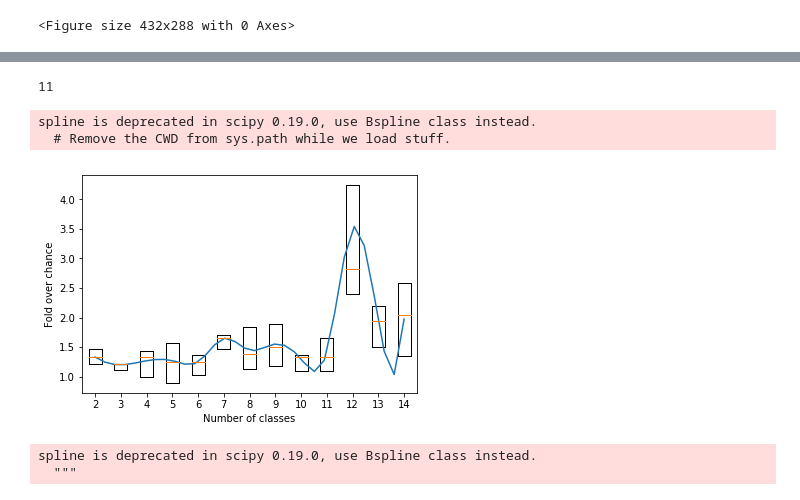
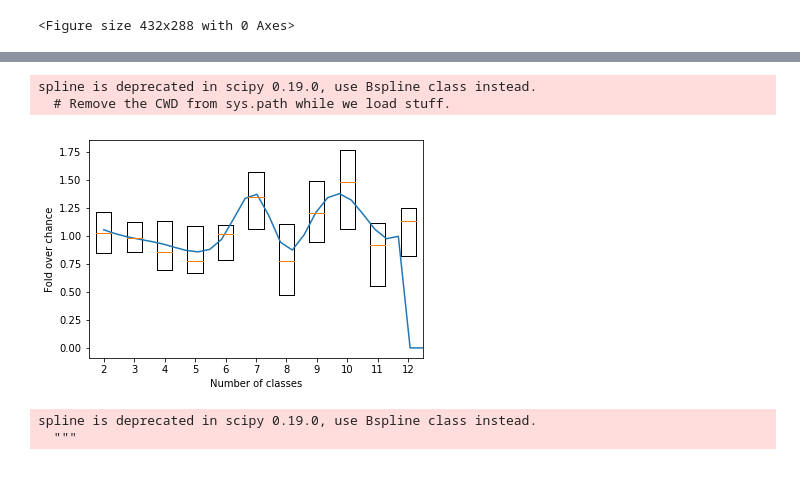
Before and after one commit to BouchardLab/ML_4_prec_prognosis, a Jupyter notebook: bin/outcome_clustering_plot.ipynb, the cells around one changed output, grey strips where cells are left out. Cells and saved outputs as stored; diff of their text form; code cells hidden in the pictures.

```diff
--- a/bin/outcome_clustering_plot.ipynb
+++ b/bin/outcome_clustering_plot.ipynb
@@ -271,0 +273,7 @@ show(p)
+# %%
+import scipy.io
+w1 = scipy.io.loadmat('/Users/ahyeon/Desktop/TBIanalysis/W1.mat')
+h1 = scipy.io.loadmat('/Users/ahyeon/Desktop/TBIanalysis/H1.mat')
+# %%
+weights = w1['W1']
+hval = w1['H1']
@@ -305,0 +478,28 @@ max_score = np.amax(score2, axis=-1)
+# %%
+# with PdfPages('plots.pdf') as pdf:
+for d in range(len(umap_dims)):
+    mat_score = score[d,:,:]
+    for i in range(len(mat_score)-1):
+        for j in range(len(mat_score)-1):
+            val0 = mat_score[i]
+            val0 = val0 - val0.mean(keepdims=True)
+            val0 /= np.linalg.norm(val0,keepdims=True)
+            val1 = mat_score[j]
+            val1 = val1 - val1.mean(keepdims=True)
+            val1 /= np.linalg.norm(val1, keepdims=True)
+            x = (val0*val1).sum().mean()
+            mat_score[i,j] = x
+
+    f, ax = plt.subplots(1)
+    im = ax.matshow(mat_score, cmap='gray_r')
+    f.colorbar(im)
+    ax.set_xticks(np.arange(len(clusters)))
+    ax.set_xticklabels(clusters)
+    ax.set_xlabel('Classes')
+    ax.set_yticks(np.arange(len(clusters)))
+    ax.set_yticklabels(clusters)
+    ax.set_ylabel('Classes')
+    ax.set_title('Confusion Matrix Dim={}'.format(d+2))
+
+#         pdf.savefig()
+#         plt.close()
@@ -334,26 +544,22 @@ plt.savefig('/Users/ahyeon/Desktop/activ/bin/heatmap2.pdf')
-# %%
-len(clusters)
-# %% [output]
-11
 # %%
 from scipy.interpolate import spline
 
 plt.figure()
 for x in clusters:
-    plt.boxplot(score2[3].T, whis=[25,75], positions=clusters, sym='')
+    plt.boxplot(score2[8].T, whis=[25,75], positions=clusters, sym='')
 plt.xlabel('Number of classes')
 plt.ylabel('Fold over chance')
 
 xnew = np.linspace(2,14,32)
-power_smooth = spline(clusters,score2[3].mean(axis=1),xnew)
+power_smooth = spline(clusters,score2[8].mean(axis=1),xnew)
 plt.plot(xnew,power_smooth)
 plt.savefig('/Users/ahyeon/Desktop/activ/bin/umapboxplot.pdf')
 
 plt.show()
 # %% [output]
 spline is deprecated in scipy 0.19.0, use Bspline class instead.
   # Remove the CWD from sys.path while we load stuff.
-[figure, old version]
+[figure, new version]
 # %%
 from scipy.interpolate import spline
 
```
Also changed, not shown: parts of 13 cells of this notebook.
